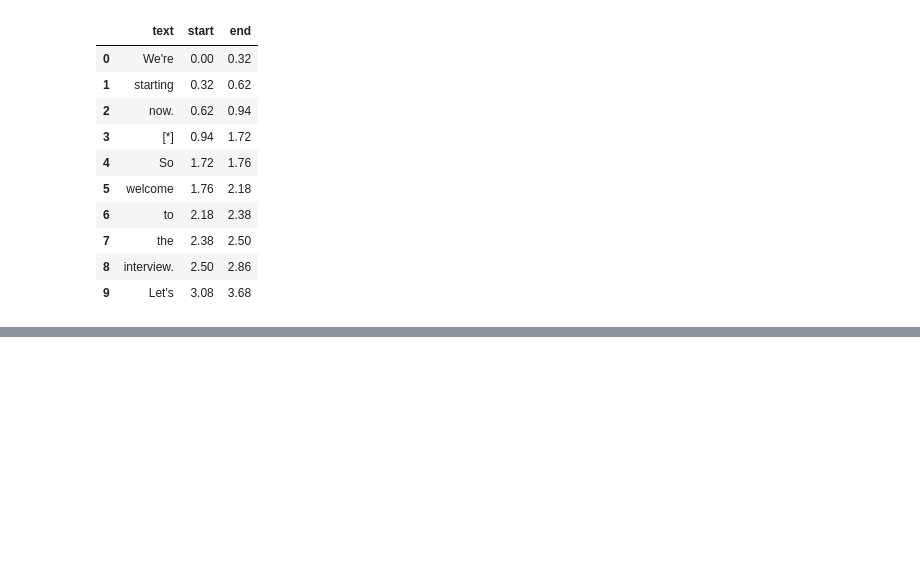
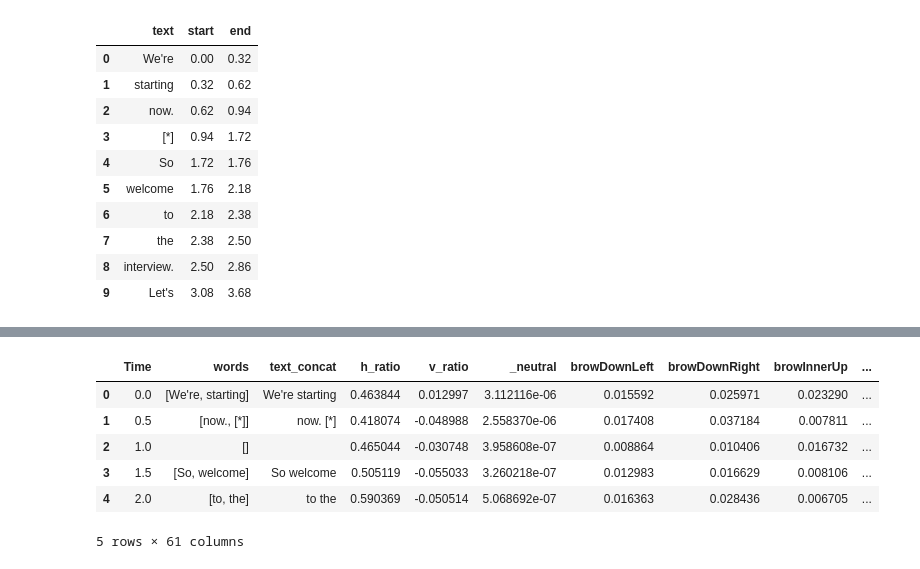
Before and after one commit to Ak62007/Multimodel-Reasoning, a Jupyter notebook: notebooks/data_ana_merge.ipynb, the cells around one changed output, grey strips where cells are left out. Cells and saved outputs as stored; diff of their text form; code cells hidden in the pictures; blank space fills up the shorter version.

```diff
--- a/notebooks/data_ana_merge.ipynb
+++ b/notebooks/data_ana_merge.ipynb
@@ -779,0 +935,10 @@ wbyw.head(10)
+# %%
+aligned_avw_merged.head()
+# %% [output]
+|  | Time | words | text_concat | h_ratio | v_ratio | _neutral | browDownLeft | browDownRight | browInnerUp | ... |
+| 0 | 0.0 | [We're, starting] | We're starting | 0.463844 | 0.012997 | 3.112116e-06 | 0.015592 | 0.025971 | 0.023290 | ... |
+| 1 | 0.5 | [now., [*]] | now. [*] | 0.418074 | -0.048988 | 2.558370e-06 | 0.017408 | 0.037184 | 0.007811 | ... |
+| 2 | 1.0 | [] |  | 0.465044 | -0.030748 | 3.958608e-07 | 0.008864 | 0.010406 | 0.016732 | ... |
+| 3 | 1.5 | [So, welcome] | So welcome | 0.505119 | -0.055033 | 3.260218e-07 | 0.012983 | 0.016629 | 0.008106 | ... |
+| 4 | 2.0 | [to, the] | to the | 0.590369 | -0.050514 | 5.068692e-07 | 0.016363 | 0.028436 | 0.006705 | ... |
+5 rows × 61 columns
```
Also changed, not shown: parts of 41 cells of this notebook.
